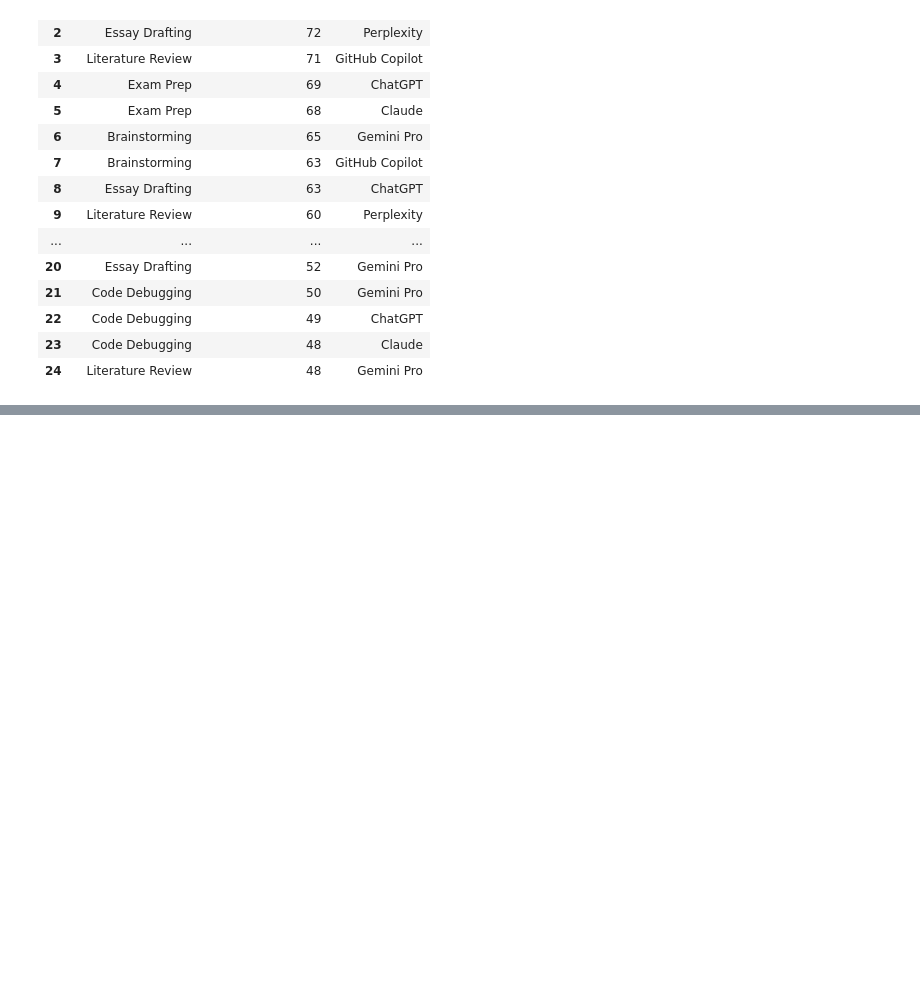
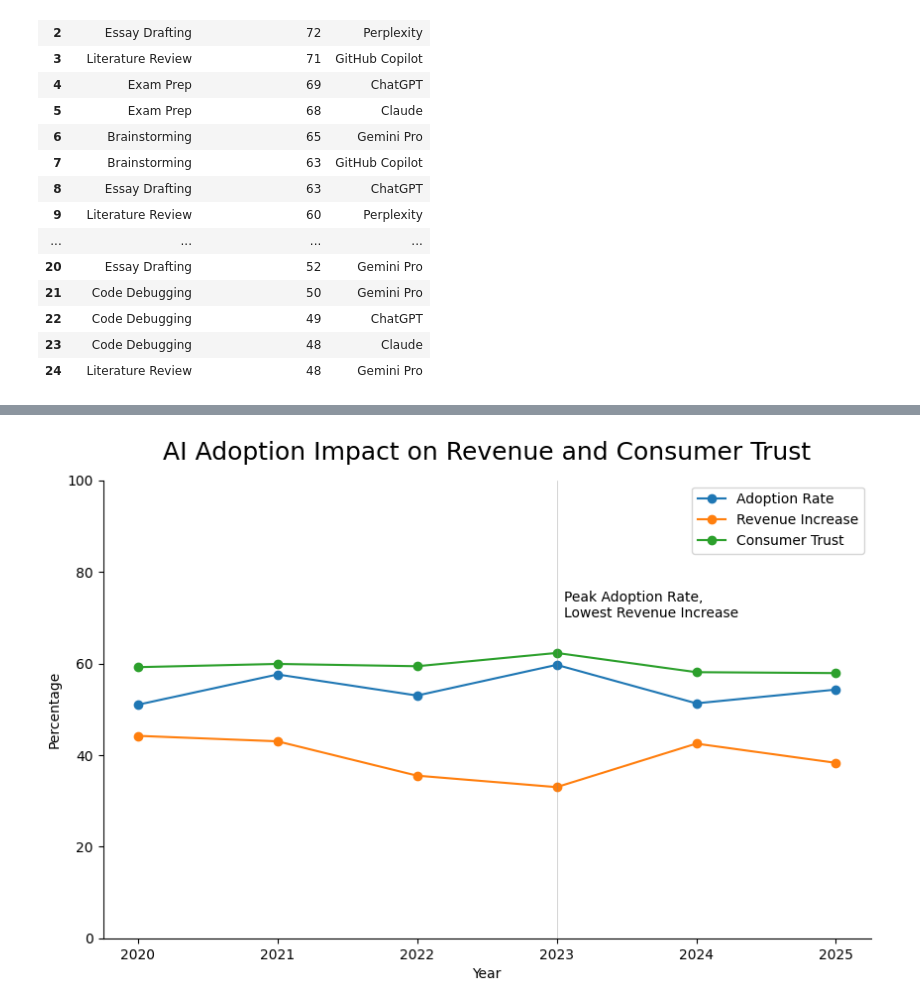
Before and after one commit to mjhess01/AI-Education-Analysis, a Jupyter notebook: Notebooks/dataset_exploration.ipynb, the cells around one changed output, grey strips where cells are left out. Saved outputs shown, nothing was run; the diff lists cells and outputs as text; code cells hidden in the pictures; blank space fills up the shorter version.

```diff
--- a/Notebooks/dataset_exploration.ipynb
+++ b/Notebooks/dataset_exploration.ipynb
@@ -863,0 +874,3 @@ result
+# %%
+yearly_avgs = content_df.groupby('year')[['ai_adoption_rate_(%)', 'revenue_increase_due_to_ai_(%)', 'consumer_trust_in_ai_(%)']].mean().round(1)
+yearly_avgs
@@ -863,0 +886,34 @@ result
+# %%
+plt.figure(figsize=(10,6))
+plt.plot(
+    yearly_avgs.index,
+    yearly_avgs.values,
+    label= ('Adoption Rate', 'Revenue Increase', 'Consumer Trust'),
+    marker='o'
+    )
+
+plt.xlabel('Year')
+plt.ylabel('Percentage')
+plt.title("AI Adoption Impact on Revenue and Consumer Trust", fontsize = 18, pad=15)
+
+ax = plt.gca()
+ax.spines['top'].set_visible(False)
+ax.spines['right'].set_visible(False)
+
+ax.axvline(
+    2023,
+    color='gray',
+    linewidth = 0.5,
+    alpha = 0.5)
+
+ax.text(
+    2023+0.05,
+    70,
+    'Peak Adoption Rate, \nLowest Revenue Increase')
+
+plt.legend()
+plt.ylim(0, 100)
+
+plt.show()
+# %% [output]
+[figure, added]
```
Also changed, not shown: parts of 14 cells of this notebook, 9 other files.
